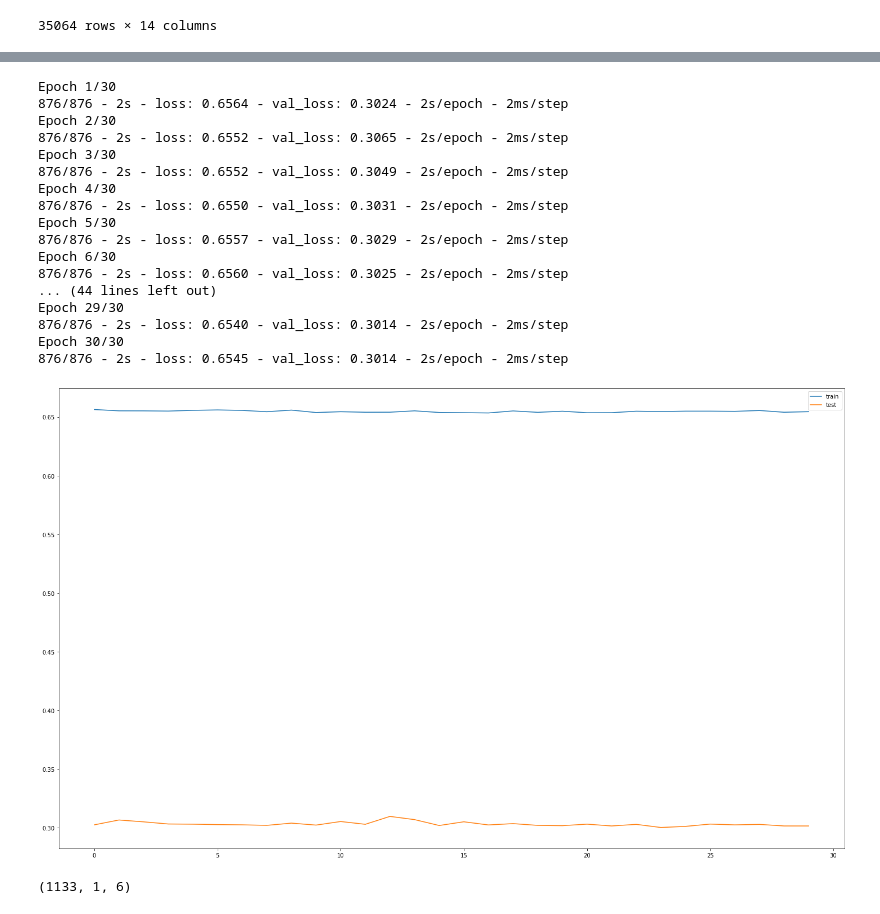
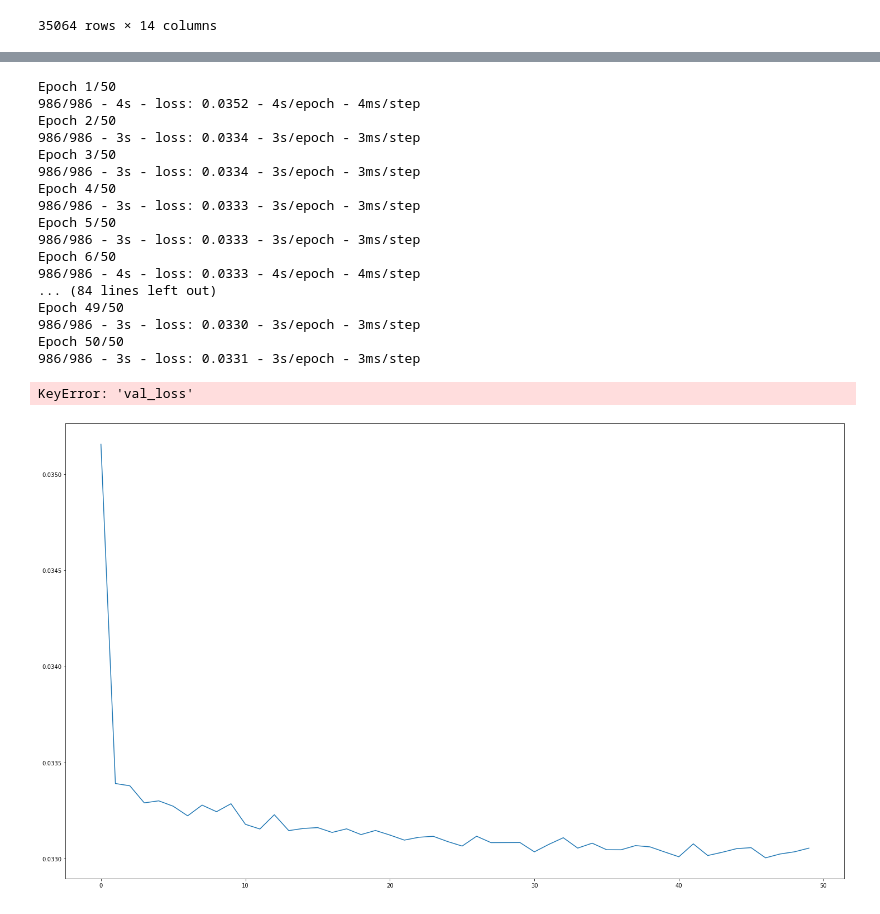
Before and after one commit to danbm94/masterthesis, a Jupyter notebook: flwer_smart.ipynb, the cells around one changed output, grey strips where cells are left out. Drawn from its saved outputs; the diff is of its cells as text; code cells hidden in the pictures.

```diff
--- a/flwer_smart.ipynb
+++ b/flwer_smart.ipynb
@@ -335,3 +357,11 @@ train, test = train_test_split(values, train_size=0.8, shuffle=False)
+# %%
+# Scaling the data to the interval [0,1]
+
+scaler = MinMaxScaler(feature_range=(0, 1))
+scaler = scaler.fit(train)
+
+train = scaler.transform(train)
+test  = scaler.transform(test)
 # %%
 X_train, y_train = train[:, :-1], train[:, -1]
 X_test, y_test =test[:, :-1], test[:,-1]
@@ -344,14 +374,6 @@ print(X_train.shape, y_train.shape, X_test.shape, y_test.shape)
 # %%
 # design network
 model = Sequential()
-model.add(LSTM(50, input_shape=(X_train.shape[1],X_train.shape[2])))
+model.add(LSTM(256, input_shape=(X_train.shape[1],X_train.shape[2])))
 model.add(Dense(1))
 model.compile(loss='mae', optimizer='adam')
-# %%
-inputs = keras.layers.Input(shape=(X_train.shape[1], X_train.shape[2]))
-lstm_out = keras.layers.LSTM(50)(inputs)
-outputs = keras.layers.Dense(1)(lstm_out)
-
-model = keras.Model(inputs=inputs, outputs=outputs)
-model.compile(optimizer='adam', loss="mse")
-model.summary()
@@ -374,29 +380,30 @@ _________________________________________________________________
 # %%
 # fit network
-history = model.fit(X_train, y_train, epochs=30, batch_size=24, validation_data=(X_test, y_test), verbose=2, shuffle=False)
+history2 = model.fit(X_train, y_train, epochs=50, batch_size=24, verbose=2, shuffle=False)
 # %% [output]
-Epoch 1/30
-876/876 - 2s - loss: 0.6564 - val_loss: 0.3024 - 2s/epoch - 2ms/step
-Epoch 2/30
-876/876 - 2s - loss: 0.6552 - val_loss: 0.3065 - 2s/epoch - 2ms/step
-Epoch 3/30
-876/876 - 2s - loss: 0.6552 - val_loss: 0.3049 - 2s/epoch - 2ms/step
-Epoch 4/30
-876/876 - 2s - loss: 0.6550 - val_loss: 0.3031 - 2s/epoch - 2ms/step
-Epoch 5/30
-876/876 - 2s - loss: 0.6557 - val_loss: 0.3029 - 2s/epoch - 2ms/step
-Epoch 6/30
-876/876 - 2s - loss: 0.6560 - val_loss: 0.3025 - 2s/epoch - 2ms/step
-... (44 lines left out)
-Epoch 29/30
-876/876 - 2s - loss: 0.6540 - val_loss: 0.3014 - 2s/epoch - 2ms/step
-Epoch 30/30
-876/876 - 2s - loss: 0.6545 - val_loss: 0.3014 - 2s/epoch - 2ms/step
+Epoch 1/50
+986/986 - 4s - loss: 0.0352 - 4s/epoch - 4ms/step
+Epoch 2/50
+986/986 - 3s - loss: 0.0334 - 3s/epoch - 3ms/step
+Epoch 3/50
+986/986 - 3s - loss: 0.0334 - 3s/epoch - 3ms/step
+Epoch 4/50
+986/986 - 3s - loss: 0.0333 - 3s/epoch - 3ms/step
+Epoch 5/50
+986/986 - 3s - loss: 0.0333 - 3s/epoch - 3ms/step
+Epoch 6/50
+986/986 - 4s - loss: 0.0333 - 4s/epoch - 4ms/step
+... (84 lines left out)
+Epoch 49/50
+986/986 - 3s - loss: 0.0330 - 3s/epoch - 3ms/step
+Epoch 50/50
+986/986 - 3s - loss: 0.0331 - 3s/epoch - 3ms/step
 # %%
 # plot history
-plt.plot(history.history['loss'], label='train')
-plt.plot(history.history['val_loss'], label='test')
+plt.plot(history2.history['loss'], label='train')
+plt.plot(history2.history['val_loss'], label='test')
 plt.legend()
 plt.show()
 # %% [output]
+KeyError: 'val_loss'
-[figure, old version]
+[figure, new version]
@@ -406,4 +409,0 @@ yhat = model.predict(X_test)
-# %%
-X_test.shape
-# %% [output]
-(1133, 1, 6)
```
Also changed, not shown: parts of 42 cells of this notebook.
